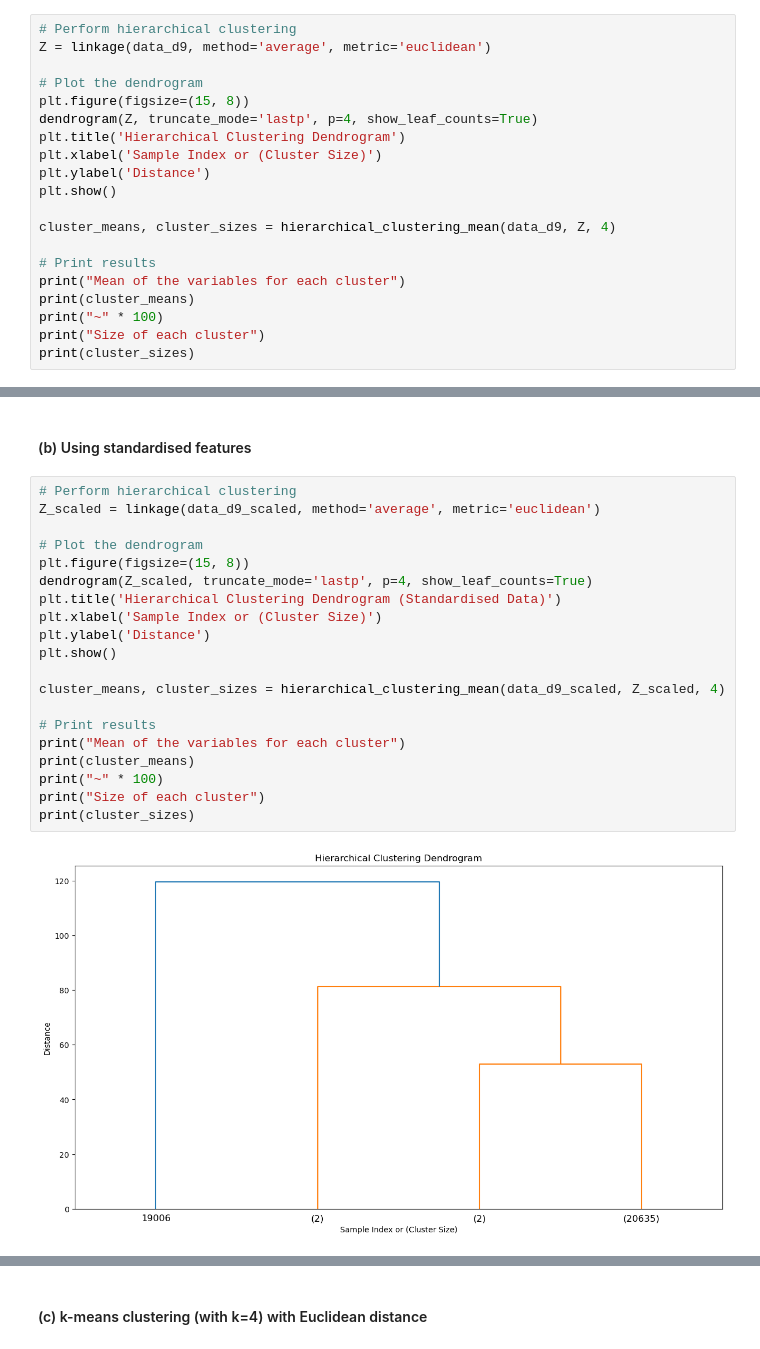
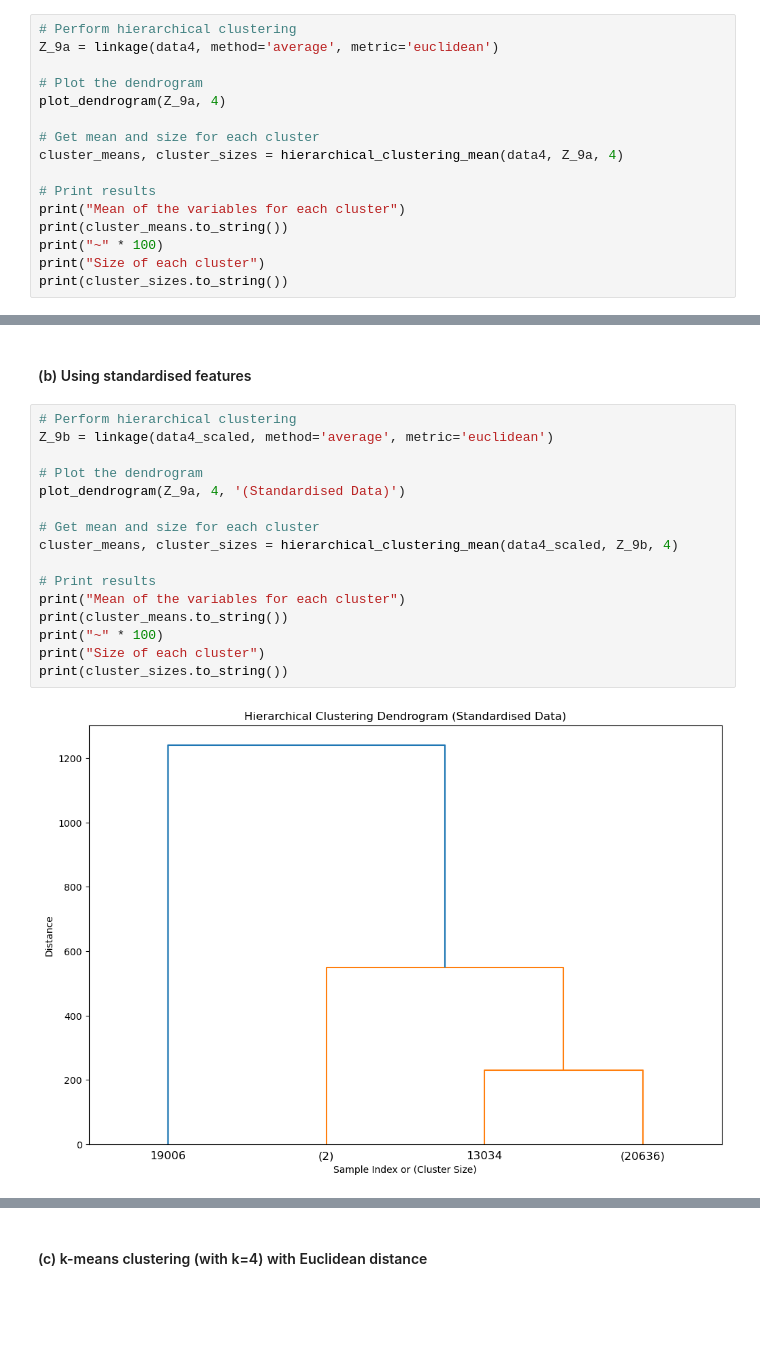
Before and after one commit to LisonLau/CITS5508-Assignments, a Jupyter notebook: Assignment 3 (20%)/assig3_23123849..ipynb, the cells around one changed output, grey strips where cells are left out. Saved outputs shown, nothing was run; the diff lists cells and outputs as text; blank space fills up the shorter version.

```diff
--- a/Assignment 3 (20%)/assig3_23123849..ipynb
+++ b/Assignment 3 (20%)/assig3_23123849..ipynb
@@ -605,22 +622,18 @@ def hierarchical_clustering_mean(data, Z, n_clusters):
 #### (a) Hierarchical clustering with average linkage and Euclidean distance
 # %%
 # Perform hierarchical clustering
-Z = linkage(data_d9, method='average', metric='euclidean')
+Z_9a = linkage(data4, method='average', metric='euclidean')
 
 # Plot the dendrogram
-plt.figure(figsize=(15, 8))
-dendrogram(Z, truncate_mode='lastp', p=4, show_leaf_counts=True)
-plt.title('Hierarchical Clustering Dendrogram')
-plt.xlabel('Sample Index or (Cluster Size)')
-plt.ylabel('Distance')
-plt.show()
+plot_dendrogram(Z_9a, 4)
 
-cluster_means, cluster_sizes = hierarchical_clustering_mean(data_d9, Z, 4)
+# Get mean and size for each cluster
+cluster_means, cluster_sizes = hierarchical_clustering_mean(data4, Z_9a, 4)
 
 # Print results
 print("Mean of the variables for each cluster")
-print(cluster_means)
+print(cluster_means.to_string())
 print("~" * 100)
 print("Size of each cluster")
-print(cluster_sizes)
+print(cluster_sizes.to_string())
 # %% [output]
@@ -646,24 +656,20 @@ Name: count, dtype: int64
 #### (b) Using standardised features
 # %%
 # Perform hierarchical clustering
-Z_scaled = linkage(data_d9_scaled, method='average', metric='euclidean')
+Z_9b = linkage(data4_scaled, method='average', metric='euclidean')
 
 # Plot the dendrogram
-plt.figure(figsize=(15, 8))
-dendrogram(Z_scaled, truncate_mode='lastp', p=4, show_leaf_counts=True)
-plt.title('Hierarchical Clustering Dendrogram (Standardised Data)')
-plt.xlabel('Sample Index or (Cluster Size)')
-plt.ylabel('Distance')
-plt.show()
+plot_dendrogram(Z_9a, 4, '(Standardised Data)')
 
-cluster_means, cluster_sizes = hierarchical_clustering_mean(data_d9_scaled, Z_scaled, 4)
+# Get mean and size for each cluster
+cluster_means, cluster_sizes = hierarchical_clustering_mean(data4_scaled, Z_9b, 4)
 
 # Print results
 print("Mean of the variables for each cluster")
-print(cluster_means)
+print(cluster_means.to_string())
 print("~" * 100)
 print("Size of each cluster")
-print(cluster_sizes)
+print(cluster_sizes.to_string())
 # %% [output]
-[figure, old version]
+[figure, new version]
 Mean of the variables for each cluster
```
Also changed, not shown: parts of 8 cells of this notebook.
